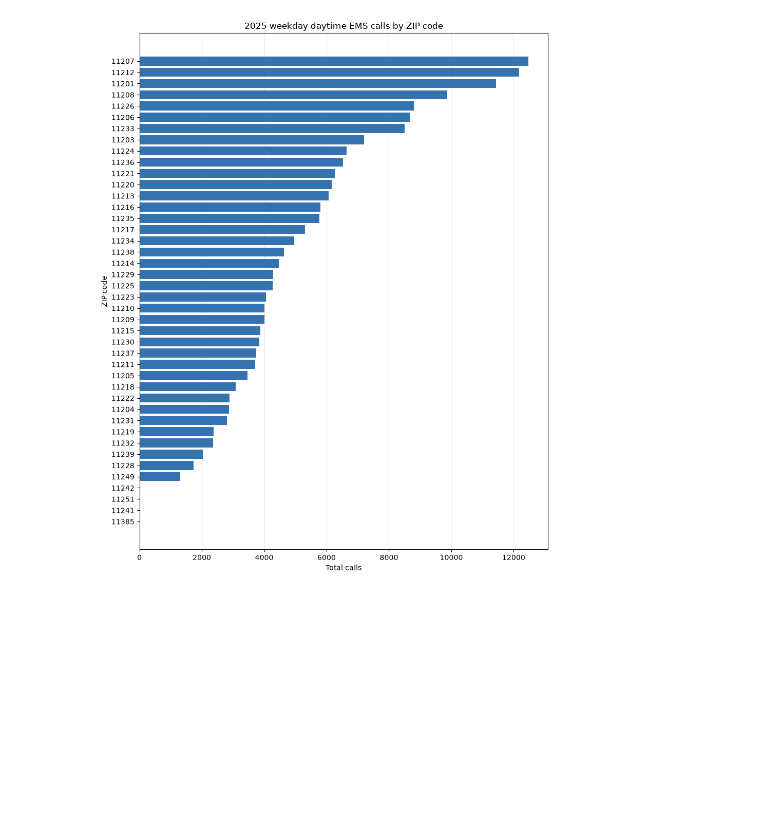
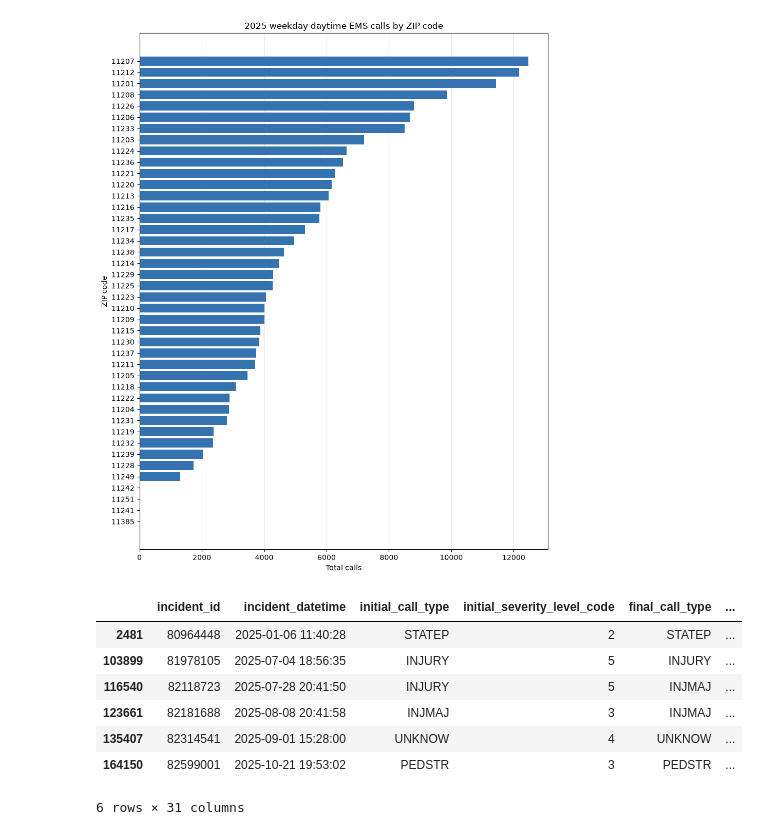
Before and after one commit to lmikhelashvili/15.C57-Optimization-Methods-Project, a Jupyter notebook: Analysis.ipynb, the cells around one changed output. Saved outputs shown, nothing was run; the diff lists cells and outputs as text; code cells hidden in the pictures; blank space fills up the shorter version.

```diff
--- a/Analysis.ipynb
+++ b/Analysis.ipynb
@@ -189,3 +162,14 @@ fig.tight_layout()
 plt.show()
 # %% [output]
 [figure]
+# %%
+calls[calls["zipcode"].astype(str).str.strip() == "11385"]
+# %% [output]
+|  | incident_id | incident_datetime | initial_call_type | initial_severity_level_code | final_call_type | ... |
+| 2481 | 80964448 | 2025-01-06 11:40:28 | STATEP | 2 | STATEP | ... |
+| 103899 | 81978105 | 2025-07-04 18:56:35 | INJURY | 5 | INJURY | ... |
+| 116540 | 82118723 | 2025-07-28 20:41:50 | INJURY | 5 | INJMAJ | ... |
+| 123661 | 82181688 | 2025-08-08 20:41:58 | INJMAJ | 3 | INJMAJ | ... |
+| 135407 | 82314541 | 2025-09-01 15:28:00 | UNKNOW | 4 | UNKNOW | ... |
+| 164150 | 82599001 | 2025-10-21 19:53:02 | PEDSTR | 3 | PEDSTR | ... |
+6 rows × 31 columns
```
Also changed, not shown: parts of 7 cells of this notebook, 4 other files.
